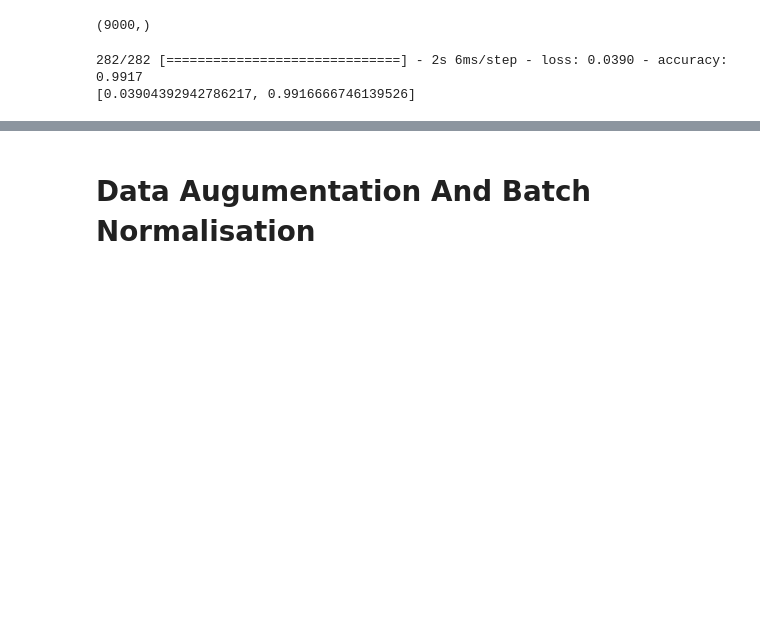
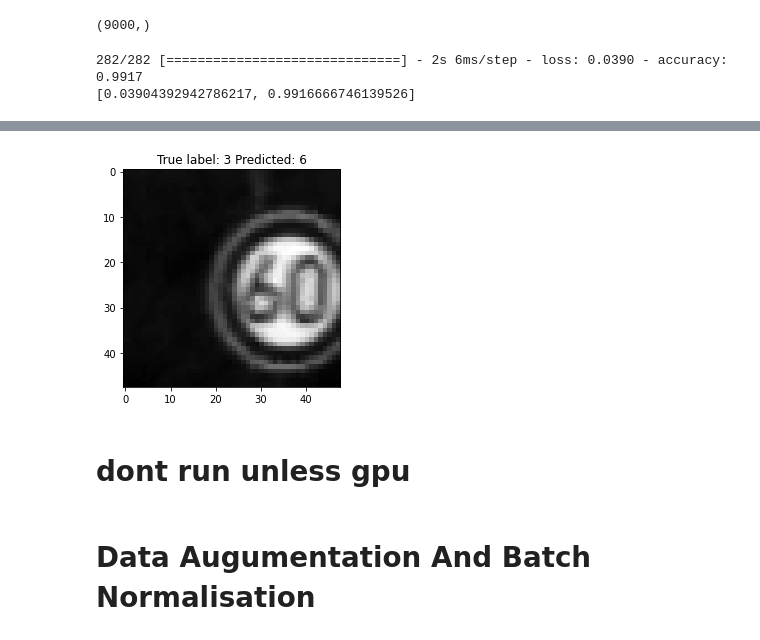
Before and after one commit to RachPatel/DMML_CW2_Group_20, a Jupyter notebook: Machine Learning and Data Mining CourseWork2.ipynb, the cells around one changed output, grey strips where cells are left out. Drawn from its saved outputs; the diff is of its cells as text; code cells hidden in the pictures; blank space fills up the shorter version.

```diff
--- a/Machine Learning and Data Mining CourseWork2.ipynb
+++ b/Machine Learning and Data Mining CourseWork2.ipynb
@@ -802,3 +951,12 @@ print(model.evaluate(Test_9000, labels_test_new))
+# %%
+misclassified_idx = np.where(pred != labels_test_new)[0]
+i = np.random.choice(misclassified_idx)
+plt.imshow(Test_9000[i].reshape(48,48), cmap='gray')
+plt.title("True label: %s Predicted: %s" % (labels_test_new[i], pred[i]));
+# %% [output]
+[figure, added]
+# %% [markdown]
+# dont run unless gpu
 # %% [markdown]
 # Data Augumentation And Batch Normalisation
 # %% [markdown]
```
Also changed, not shown: parts of 17 cells of this notebook.
